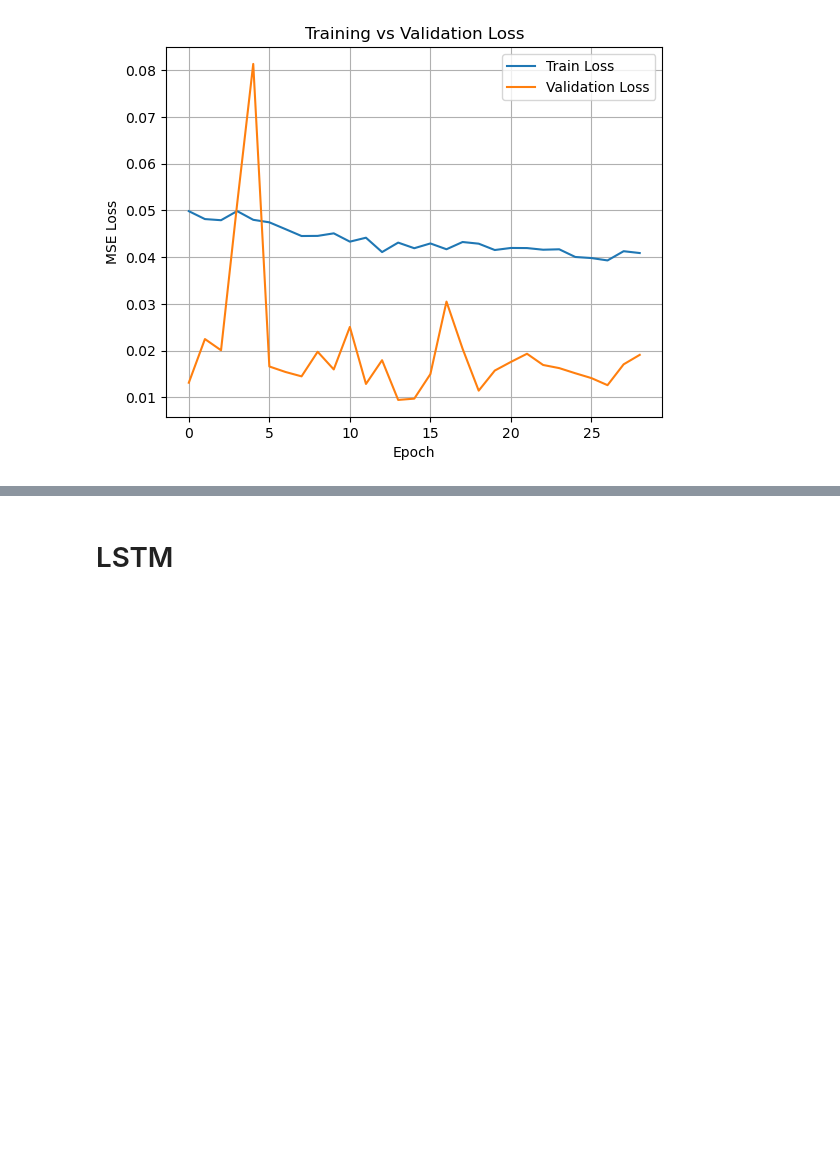
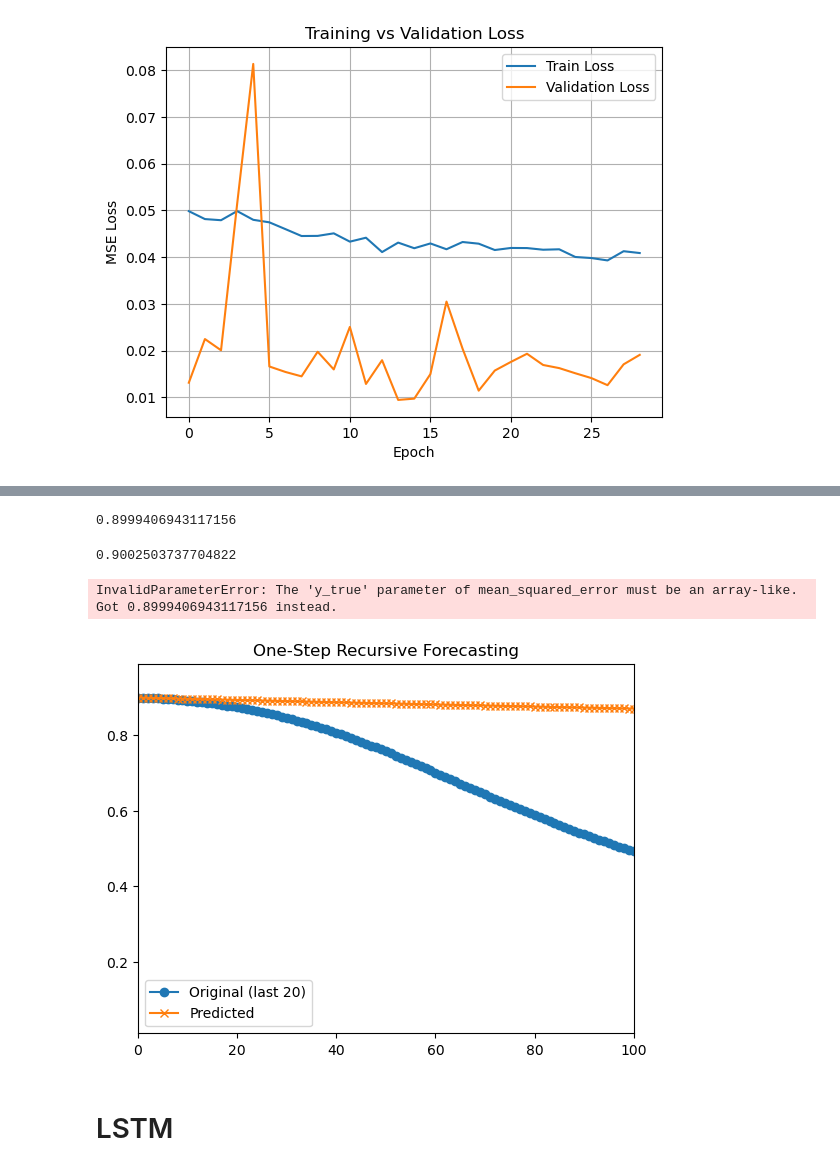
Before and after one commit to nxteventrying/TESIS, a Jupyter notebook: scripts/Strafe.ipynb, the cells around one changed output, grey strips where cells are left out. Cells and saved outputs as stored; diff of their text form; code cells hidden in the pictures; blank space fills up the shorter version.

```diff
--- a/scripts/Strafe.ipynb
+++ b/scripts/Strafe.ipynb
@@ -370,0 +685,2 @@ plt.show()
+# %%
+yhat = model.predict(x_input, verbose=0)
@@ -370,0 +691,4 @@ plt.show()
+# %%
+true_data[0]
+# %% [output]
+0.8999406943117156
@@ -371,3 +697,53 @@ plt.show()
+# %%
+uno
+# %% [output]
+0.9002503737704822
+# %%
+metrics.mean_squared_error(true_data[0], true_data[0])
+# %% [output]
+InvalidParameterError: The 'y_true' parameter of mean_squared_error must be an array-like. Got 0.8999406943117156 instead.
+# %%
+from sklearn import metrics
+from scipy.stats import skew
+import numpy as np
+
+# what we are aiming for
+true_data = test_data
+# Initialize input, start with the last value of the training data
+uno = train_data[-1]
+# reshape so we can feed it to the model
+uno = uno.reshape((1, n_steps, n_features))
+# List to store predictions
+predictions = []
+# List to record the error evolution
+errors = []
+# Set a treshold to stop the model wehn it fails
+treshold = 1
+
+# Loop to predict one step at a time
+for i in range(len(test_data)):
+
+    if metrics.mean_squared_error(true_data[i], uno) > treshold:
+        break
+    else:
+        yhat = model.predict(uno, verbose=0)
+        predictions.append(yhat[0, 0])
+
+    # update input to next step — use prediction as input
+    uno = yhat.reshape((1, n_steps, n_features))
+
+# Convert predictions to numpy array
+predictions = np.array(predictions)
+# %%
+# Plot
+plt.plot(test_data, label='Original (last 20)', marker='o')
+plt.plot(predictions, label='Predicted', marker='x')
+plt.legend()
+plt.xlim(0,100)
+plt.title('One-Step Recursive Forecasting')
+plt.show()
+# %% [output]
+[figure, added]
 # %% [markdown]
 # LSTM
 # %% [markdown]
```
Also changed, not shown: parts of 51 cells of this notebook.
